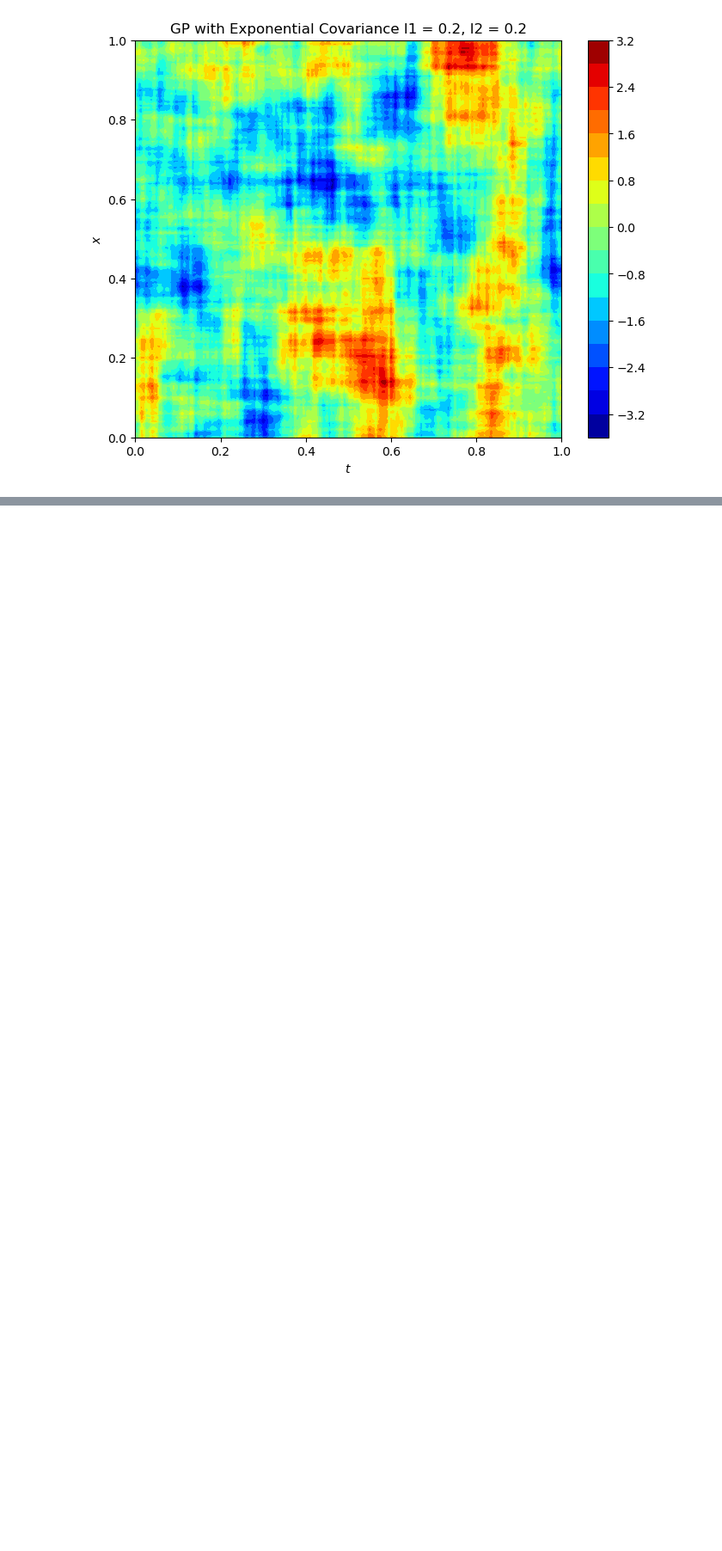
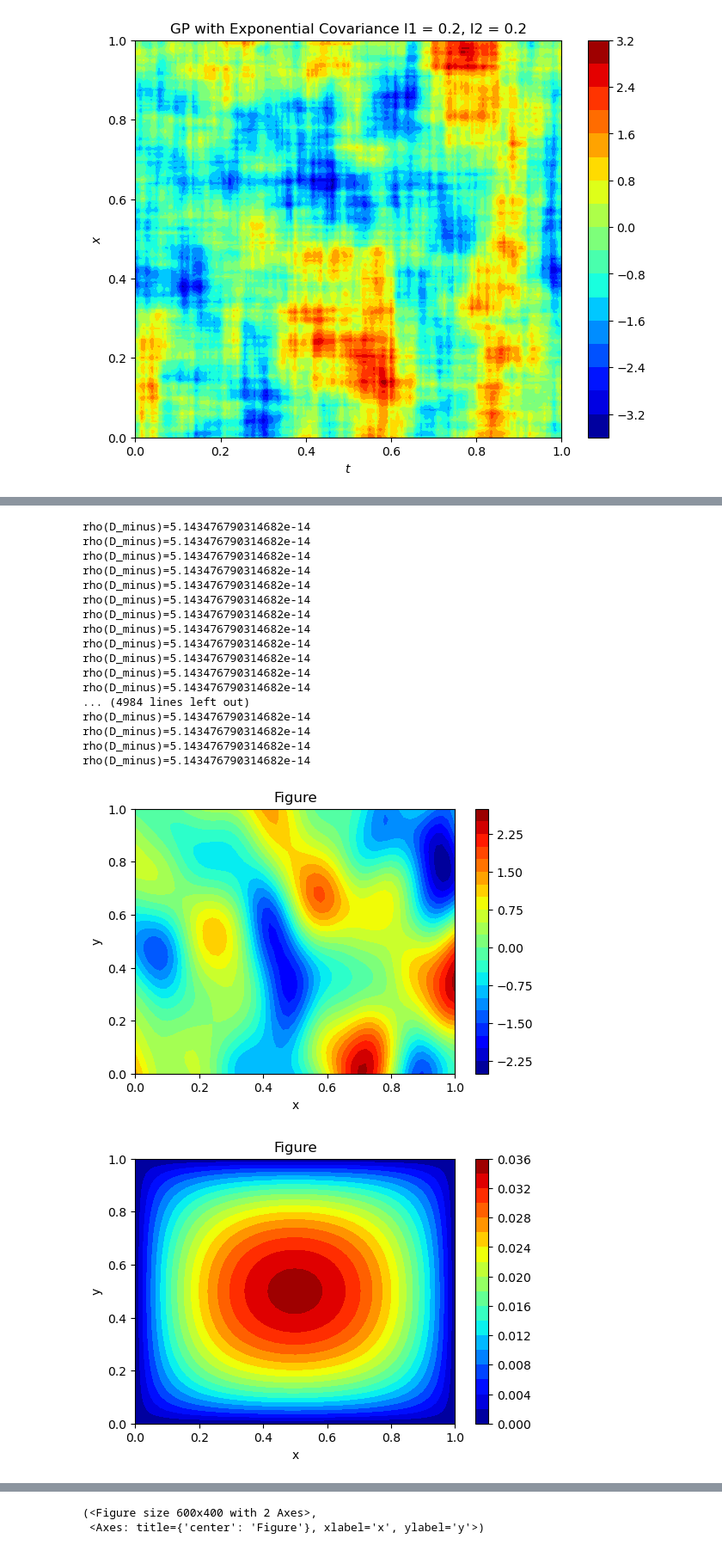
Before and after one commit to cgymmy/learnSDE, a Jupyter notebook: report.ipynb, the cells around one changed output, grey strips where cells are left out. Shown at 86% size. Saved outputs shown, nothing was run; the diff lists cells and outputs as text; code cells hidden in the pictures; blank space fills up the shorter version.

```diff
--- a/report.ipynb
+++ b/report.ipynb
@@ -446,0 +551,4 @@ fig, ax = Utils.Plot_contourf(x, y, u1, 20, 'jet', f'GP with Exponential Covaria
+# %%
+ns = 50; n = ns + 1
+Q = 1000; alpha = 0; l = 0.25
+xv, yv, mean, var = Utils.MC_FEM_2D(ns, Q, l, alpha)
@@ -446,0 +575,32 @@ fig, ax = Utils.Plot_contourf(x, y, u1, 20, 'jet', f'GP with Exponential Covaria
+# %%
+ns = 50; n = ns + 1
+Q = 10000; alpha = 1; l = 0.25
+xv, yv, mean, var, z = Utils.MC_FEM_2D(ns, Q, l, alpha);
+X = xv.reshape((n, n))
+Y = yv.reshape((n, n))
+mean = mean.reshape((n, n))
+var = var.reshape((n, n))
+z = z.reshape((n, n))
+Utils.Plot_contourf(X, Y, z)
+Utils.Plot_contourf(X, Y, mean)
+Utils.Plot_contourf(X, Y, var)
+# %% [output]
+rho(D_minus)=5.143476790314682e-14
+rho(D_minus)=5.143476790314682e-14
+rho(D_minus)=5.143476790314682e-14
+rho(D_minus)=5.143476790314682e-14
+rho(D_minus)=5.143476790314682e-14
+rho(D_minus)=5.143476790314682e-14
+rho(D_minus)=5.143476790314682e-14
+rho(D_minus)=5.143476790314682e-14
+rho(D_minus)=5.143476790314682e-14
+rho(D_minus)=5.143476790314682e-14
+rho(D_minus)=5.143476790314682e-14
+rho(D_minus)=5.143476790314682e-14
+... (4984 lines left out)
+rho(D_minus)=5.143476790314682e-14
+rho(D_minus)=5.143476790314682e-14
+rho(D_minus)=5.143476790314682e-14
+rho(D_minus)=5.143476790314682e-14
+[figure, added]
+[figure, added]
@@ -446,0 +608,2 @@ fig, ax = Utils.Plot_contourf(x, y, u1, 20, 'jet', f'GP with Exponential Covaria
+(<Figure size 600x400 with 2 Axes>,
+ <Axes: title={'center': 'Figure'}, xlabel='x', ylabel='y'>)
```
Also changed, not shown: parts of 35 cells of this notebook, 16 other files.
